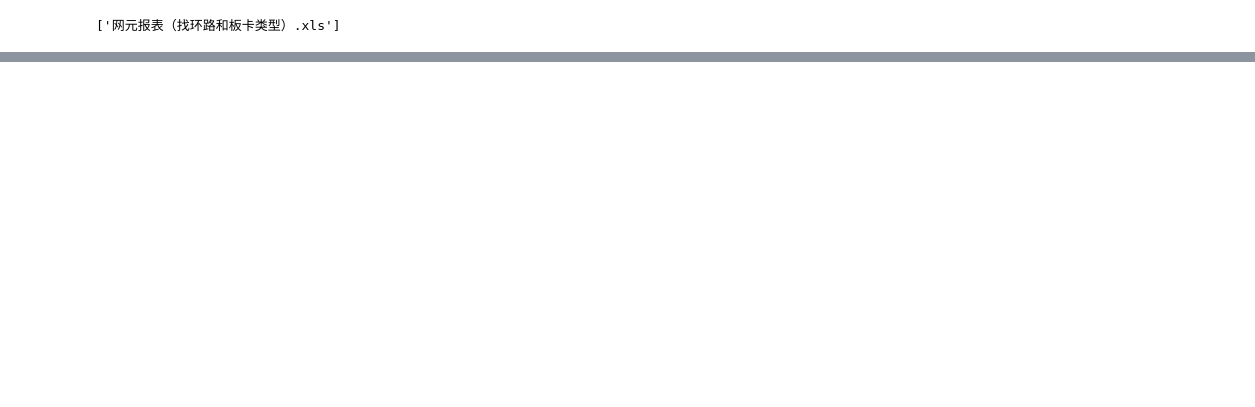
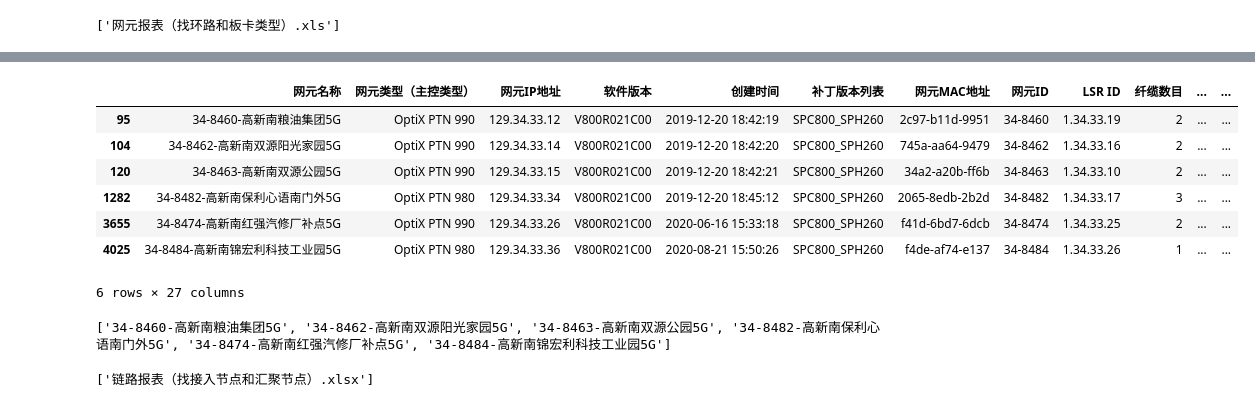
Before and after one commit to Demonwuwen/zwpycad, a Jupyter notebook: Untitled.ipynb, the cells around one changed output, grey strips where cells are left out. Saved outputs shown, nothing was run; the diff lists cells and outputs as text; code cells hidden in the pictures; blank space fills up the shorter version.

```diff
--- a/Untitled.ipynb
+++ b/Untitled.ipynb
@@ -18,4 +18,5 @@ print(os.listdir(os.getcwd()))
 # %%
-print(os.listdir("C:\\Users\\Administrator\\Desktop\\武文工作\\资料"))
-filePath = "C:\\Users\\Administrator\\Desktop\\武文工作\\资料"
+
+filePath = "C:\\Users\\demon\\Desktop\\work\\资料\\资料"
+print(os.listdir(filePath))
 # %% [output]
@@ -32,4 +33,5 @@ startrow=2
 skiprows=startrow
 df = pd.read_excel(os.path.join(filePath,  network_element_files[0]),skiprows=3)
 # %%
-df
+keyword = "GXN-5G-10GE-JR067"
+filtered_df = df[df["所属子网"].str.contains(keyword)]
@@ -50,23 +38,21 @@ df
+# %%
+filtered_df
+# %% [output]
+|  | 网元名称 | 网元类型（主控类型） | 网元IP地址 | 软件版本 | 创建时间 | 补丁版本列表 | 网元MAC地址 | 网元ID | LSR ID | 纤缆数目 | ... | ... |
+| 95 | 34-8460-高新南粮油集团5G | OptiX PTN 990 | 129.34.33.12 | V800R021C00 | 2019-12-20 18:42:19 | SPC800_SPH260 | 2c97-b11d-9951 | 34-8460 | 1.34.33.19 | 2 | ... | ... |
+| 104 | 34-8462-高新南双源阳光家园5G | OptiX PTN 990 | 129.34.33.14 | V800R021C00 | 2019-12-20 18:42:20 | SPC800_SPH260 | 745a-aa64-9479 | 34-8462 | 1.34.33.16 | 2 | ... | ... |
+| 120 | 34-8463-高新南双源公园5G | OptiX PTN 990 | 129.34.33.15 | V800R021C00 | 2019-12-20 18:42:21 | SPC800_SPH260 | 34a2-a20b-ff6b | 34-8463 | 1.34.33.10 | 2 | ... | ... |
+| 1282 | 34-8482-高新南保利心语南门外5G | OptiX PTN 980 | 129.34.33.34 | V800R021C00 | 2019-12-20 18:45:12 | SPC800_SPH260 | 2065-8edb-2b2d | 34-8482 | 1.34.33.17 | 3 | ... | ... |
+| 3655 | 34-8474-高新南红强汽修厂补点5G | OptiX PTN 990 | 129.34.33.26 | V800R021C00 | 2020-06-16 15:33:18 | SPC800_SPH260 | f41d-6bd7-6dcb | 34-8474 | 1.34.33.25 | 2 | ... | ... |
+| 4025 | 34-8484-高新南锦宏利科技工业园5G | OptiX PTN 980 | 129.34.33.36 | V800R021C00 | 2020-08-21 15:50:26 | SPC800_SPH260 | f4de-af74-e137 | 34-8484 | 1.34.33.26 | 1 | ... | ... |
+6 rows × 27 columns
+# %%
+selected_column_values = filtered_df["网元名称"].tolist()
+print(selected_column_values)
+# %% [output]
+['34-8460-高新南粮油集团5G', '34-8462-高新南双源阳光家园5G', '34-8463-高新南双源公园5G', '34-8482-高新南保利心语南门外5G', '34-8474-高新南红强汽修厂补点5G', '34-8484-高新南锦宏利科技工业园5G']
 # %%
- for filename in network_element_files:
-        file_path = os.path.join(filePath, filename)
-        excel_data = pd.read_excel(file_path, header=None)
-
-        # 初始化标志变量
-        found_rows = False
-
-        # 筛选满足条件的行
-        excel_data[11] = pd.to_numeric(excel_data[11], errors='coerce')
-        filtered_rows = excel_data[(excel_data[0] == result) & (excel_data[11] < 9)]
-
-        # 如果发现满足条件的行，赋值给filtered_rows，并执行相应的操作
-        if not filtered_rows.empty:
-            found_rows = True
-            # 复制数据到新的Excel文件
-            for idx, row in filtered_rows.iterrows():
-                data_to_copy = [row[0], row[8], row[1], row[11]]
-                worksheet.write_row(worksheet.dim_rowmax + 1, 1, data_to_copy)
-
-        # 如果找到了符合条件的行，则跳出外层循环
-        if found_rows:
-            break
+ link_road_files = [filename for filename in os.listdir(filePath) if "链路报表" in filename]
+ link_road_files
+# %% [output]
+['链路报表（找接入节点和汇聚节点）.xlsx']
```
Also changed, not shown: parts of 8 cells of this notebook, 3 other files.
